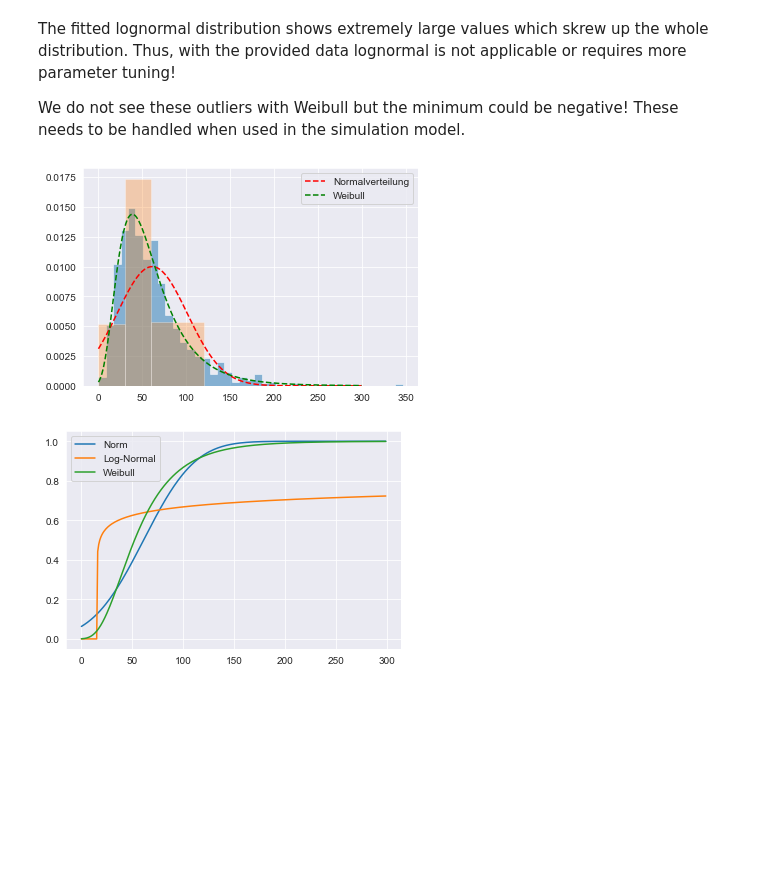
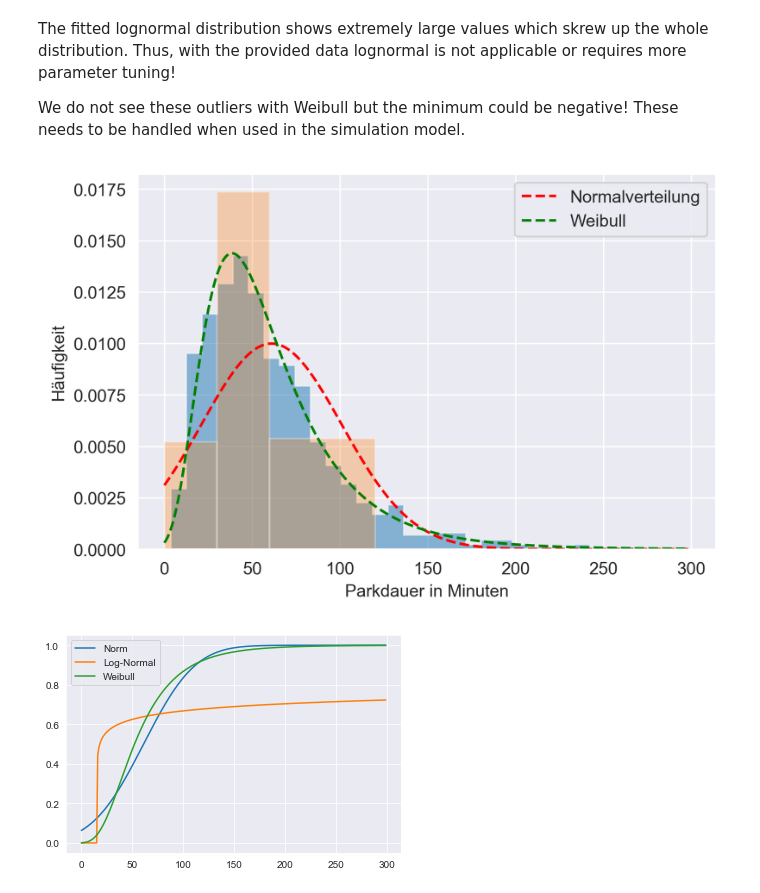
Before and after one commit to Jones133D/BA_EV-Ladeverhalten, a Jupyter notebook: Distribution4Charging_Duration.ipynb, the cells around one changed output. Saved outputs shown, nothing was run; the diff lists cells and outputs as text; code cells hidden in the pictures; blank space fills up the shorter version.

```diff
--- a/Distribution4Charging_Duration.ipynb
+++ b/Distribution4Charging_Duration.ipynb
@@ -130,16 +135,19 @@ The fitted lognormal distribution shows extremely large values which skrew up th
 We do not see these outliers with Weibull but the minimum could be negative! These needs to be handled when used in the simulation model.
 # %%
 # Plotting
+plt.figure(dpi=300)
 plt.plot(bins, y, 'r--', label='Normalverteilung')
 # plt.plot(bins, y2, 'b.')
 plt.plot(bins, y3, 'g--', label='Weibull')
 plt.hist(r3,density=True, bins='auto', histtype='stepfilled', alpha=0.5)
 plt.hist(parking_duration_sample, bins = [0, 30, 60, 120], density=True, alpha=0.3)
 
+plt.xlabel('Parkdauer in Minuten')
+plt.ylabel('Häufigkeit')
 plt.legend()
 plt.show()
 # %% [output]
-[figure, old version]
+[figure, new version]
 # %%
 # CDF plotting
 plt.plot(bins, stats.norm.cdf(bins, mu, sigma), label='Norm')
```
Also changed, not shown: parts of 5 cells of this notebook, 6 other files.
